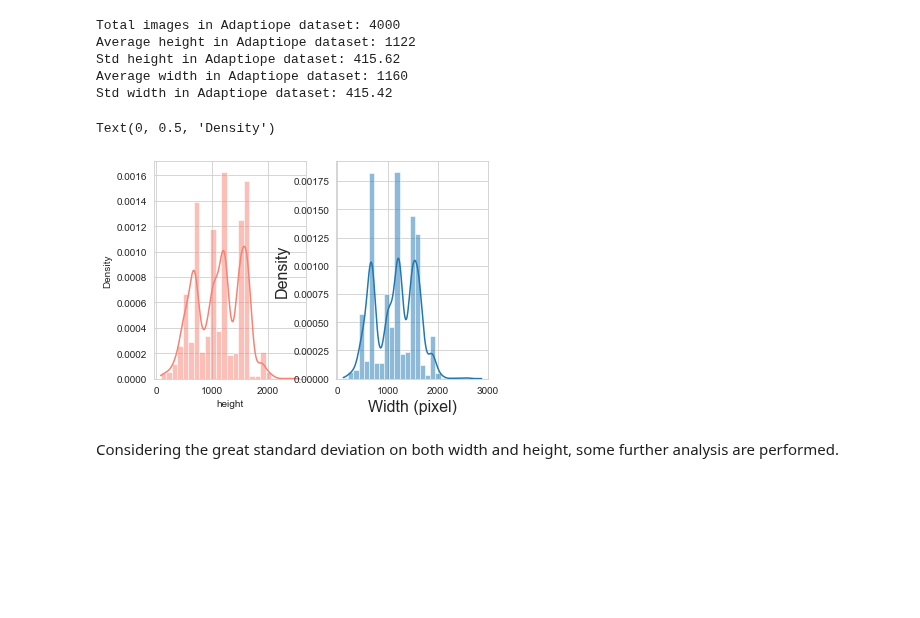
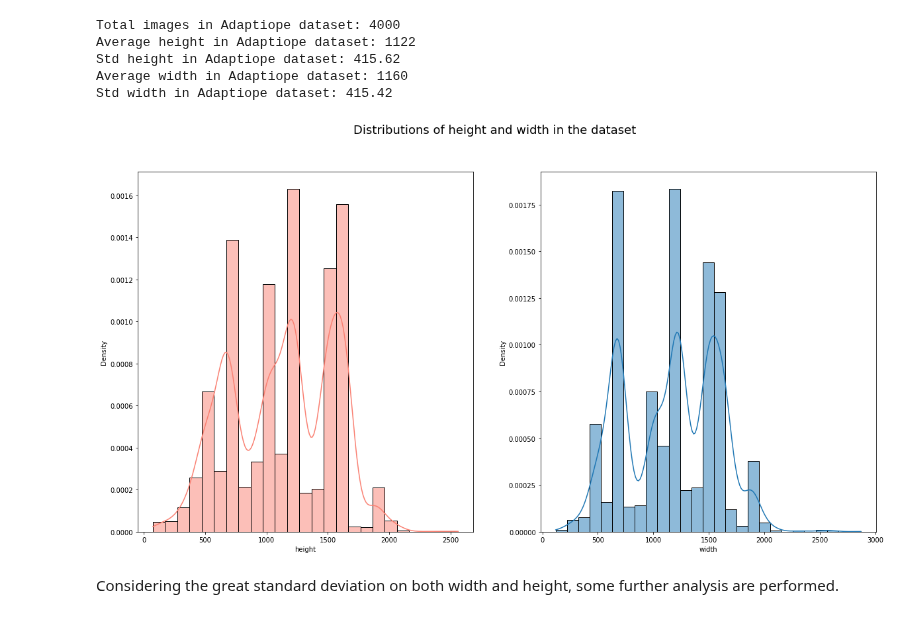
Before and after one commit to detch-for-shor/deep-learning-proj, a Jupyter notebook: data_prep.ipynb, the cells around one changed output. Drawn from its saved outputs; the diff is of its cells as text; code cells hidden in the pictures; blank space fills up the shorter version.

```diff
--- a/data_prep.ipynb
+++ b/data_prep.ipynb
@@ -108,29 +106,27 @@ Std height in Adaptiope dataset: 415.62
 Average width in Adaptiope dataset: 1160
 Std width in Adaptiope dataset: 415.42
 # %%
-fig, ax =plt.subplots(1,2)
 
 
-plt.xlabel('Height (pixel)', fontsize=16)
-plt.ylabel('Density', fontsize=16)
+fig, (ax1, ax2) = plt.subplots(1,2, figsize=(20,10))
+fig.suptitle("Distributions of images' height and width in the dataset", fontsize=18)
 
 sns.histplot(data=img_df["height"],
              kde=True,
-             ax = ax[0],
+             ax = ax1,
              stat = "density",
-             color="salmon")
-
+             color="salmon",
+             )
 
 sns.histplot(data=img_df["width"],
              kde=True,
-             ax = ax[1],
-             stat = "density")
+             ax = ax2,
+             stat = "density"
+             )
 
-plt.xlabel('Width (pixel)', fontsize=16)
-plt.ylabel('Density', fontsize=16)
+plt.show()
 # %% [output]
-Text(0, 0.5, 'Density')
-[figure, old version]
+[figure, new version]
 # %% [markdown]
 Considering the great standard deviation on both width and height, some further analysis are performed.
 # %%
```
Also changed, not shown: parts of 14 cells of this notebook.
